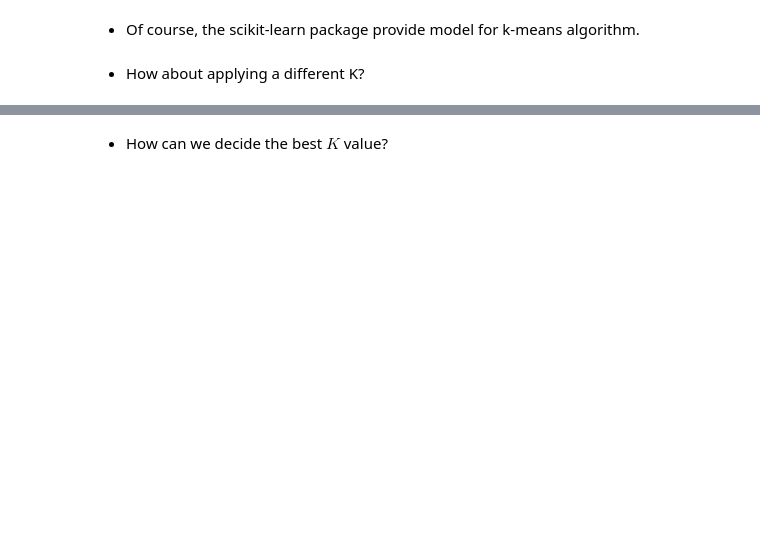
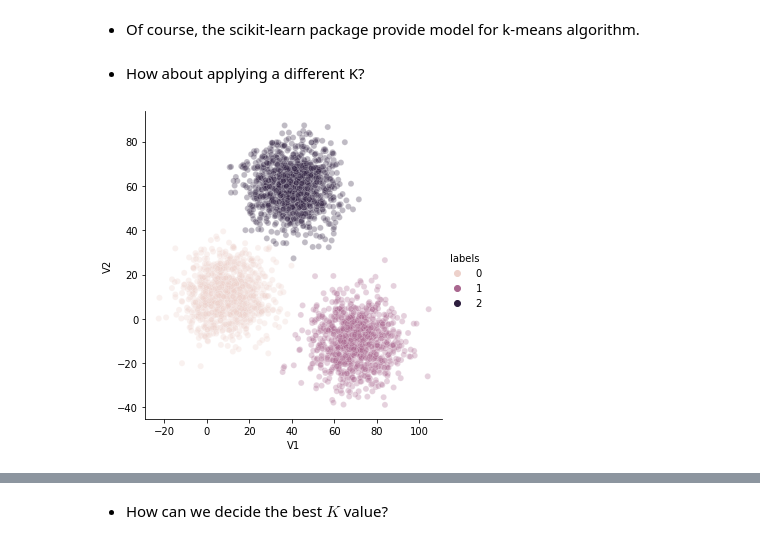
Before and after one commit to jina2531lee/tmp, a Jupyter notebook: section3_python_applications.ipynb, the cells around one changed output, grey strips where cells are left out. Drawn from its saved outputs; the diff is of its cells as text; code cells hidden in the pictures; blank space fills up the shorter version.

```diff
--- a/section3_python_applications.ipynb
+++ b/section3_python_applications.ipynb
@@ -625,5 +763,8 @@ item_based_matrix = pd.DataFrame(index=movie_user_matrix.index, columns=movie_us
 # %%
 #data = pd.read_csv('./samples.csv')
 
-uploaded = files.upload()
-data = pd.read_csv(io.StringIO(uploaded['samples.csv'].decode('utf-8')))
+# uploaded = files.upload()
+# data = pd.read_csv(io.StringIO(uploaded['samples.csv'].decode('utf-8')))
+
+data = pd.read_csv(path+'samples.csv')
+data.head()
@@ -640,2 +787,16 @@ kmeans_fit = kmeans.fit(data)
 # %% [markdown]
 * How about applying a different K?
+# %%
+kmeans = KMeans(n_clusters=3)
+data = data.drop(columns= ['labels'])
+kmeans_fit = kmeans.fit(data)
+labels = kmeans_fit.predict(data)
+
+data['labels'] = labels
+labels
+data.head()
+
+sns.relplot(x = "V1", y = "V2", data = data, kind = 'scatter', hue = 'labels', alpha = .3)
+plt.show()
+# %% [output]
+[figure, added]
```
Also changed, not shown: parts of 21 cells of this notebook.
